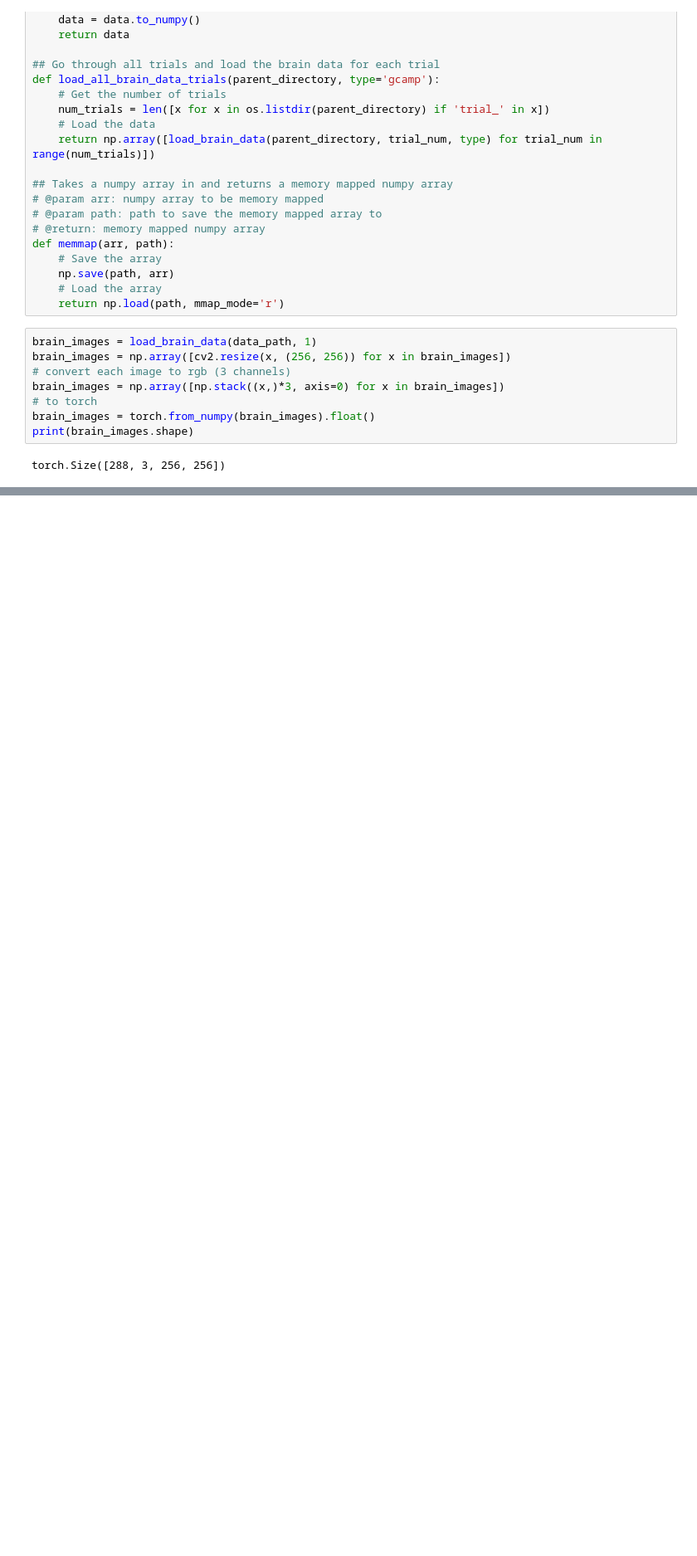
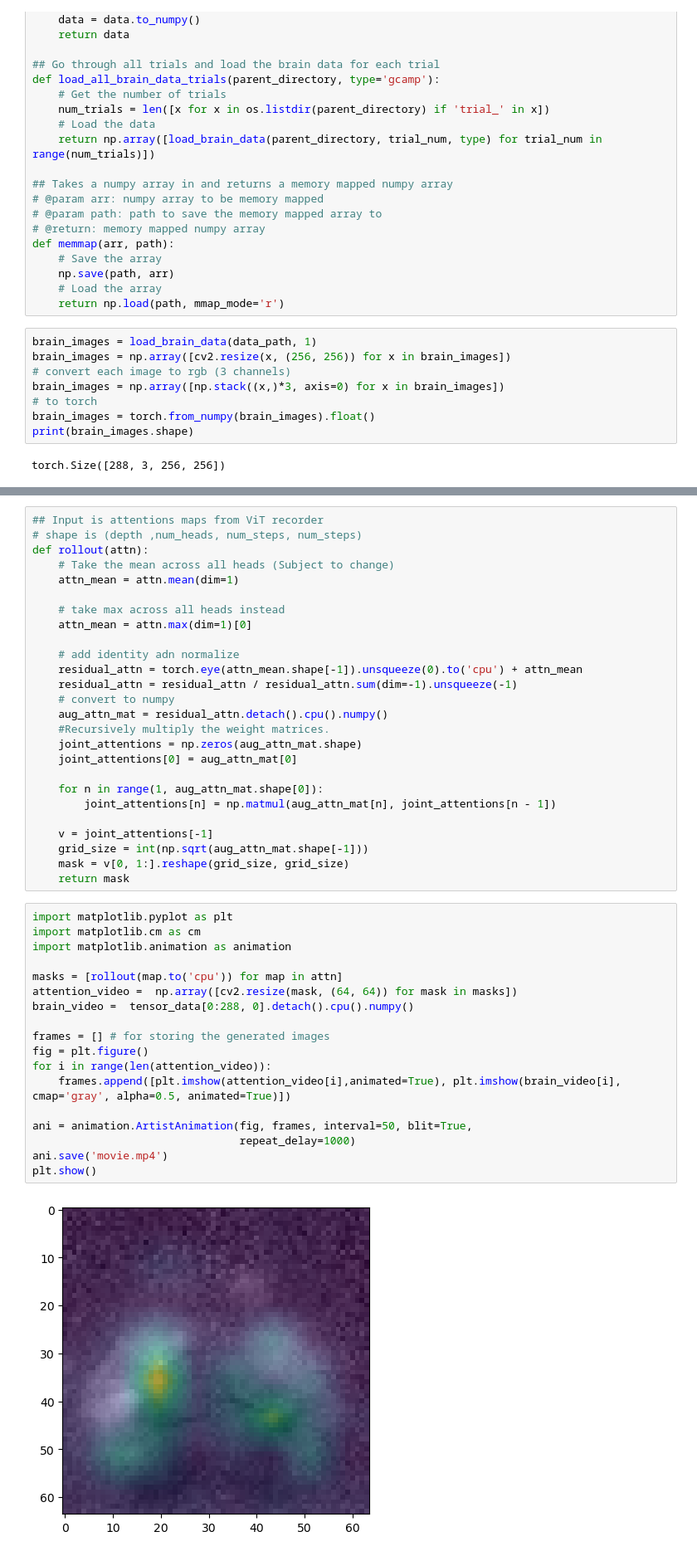
Before and after one commit to Tsuchijo/CEBRA-ViT, a Jupyter notebook: src/training.ipynb, the cells around one changed output, grey strips where cells are left out. Shown at 83% size. Cells and saved outputs as stored; diff of their text form; blank space fills up the shorter version.

```diff
--- a/src/training.ipynb
+++ b/src/training.ipynb
@@ -176,0 +299,46 @@ AttributeError: 'TensorDataset' object has no attribute 'iter_sessions'
+# %%
+## Input is attentions maps from ViT recorder
+# shape is (depth ,num_heads, num_steps, num_steps)
+def rollout(attn):
+    # Take the mean across all heads (Subject to change)
+    attn_mean = attn.mean(dim=1)
+
+    # take max across all heads instead
+    attn_mean = attn.max(dim=1)[0]
+
+    # add identity adn normalize
+    residual_attn = torch.eye(attn_mean.shape[-1]).unsqueeze(0).to('cpu') + attn_mean
+    residual_attn = residual_attn / residual_attn.sum(dim=-1).unsqueeze(-1)
+    # convert to numpy
+    aug_attn_mat = residual_attn.detach().cpu().numpy()
+    #Recursively multiply the weight matrices.
+    joint_attentions = np.zeros(aug_attn_mat.shape)
+    joint_attentions[0] = aug_attn_mat[0]
+
+    for n in range(1, aug_attn_mat.shape[0]):
+        joint_attentions[n] = np.matmul(aug_attn_mat[n], joint_attentions[n - 1])
+
+    v = joint_attentions[-1]
+    grid_size = int(np.sqrt(aug_attn_mat.shape[-1]))
+    mask = v[0, 1:].reshape(grid_size, grid_size)
+    return mask
+# %%
+import matplotlib.pyplot as plt
+import matplotlib.cm as cm
+import matplotlib.animation as animation
+
+masks = [rollout(map.to('cpu')) for map in attn]
+attention_video =  np.array([cv2.resize(mask, (64, 64)) for mask in masks])
+brain_video =  tensor_data[0:288, 0].detach().cpu().numpy()
+
+frames = [] # for storing the generated images
+fig = plt.figure()
+for i in range(len(attention_video)):
+    frames.append([plt.imshow(attention_video[i],animated=True), plt.imshow(brain_video[i], cmap='gray', alpha=0.5, animated=True)])
+
+ani = animation.ArtistAnimation(fig, frames, interval=50, blit=True,
+                                repeat_delay=1000)
+ani.save('movie.mp4')
+plt.show()
+# %% [output]
+[figure, added]
```
Also changed, not shown: parts of 21 cells of this notebook, 2 other files.
